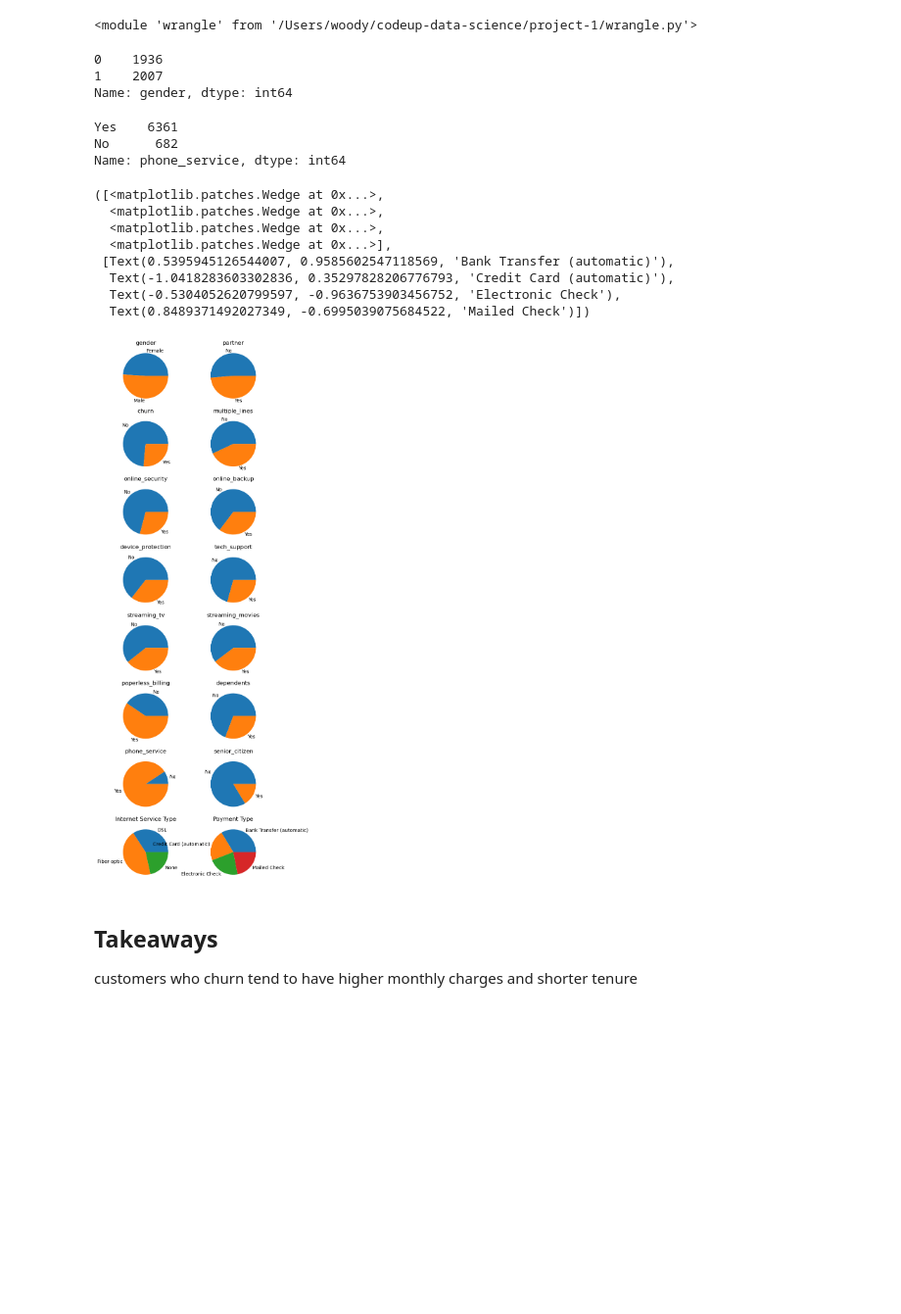
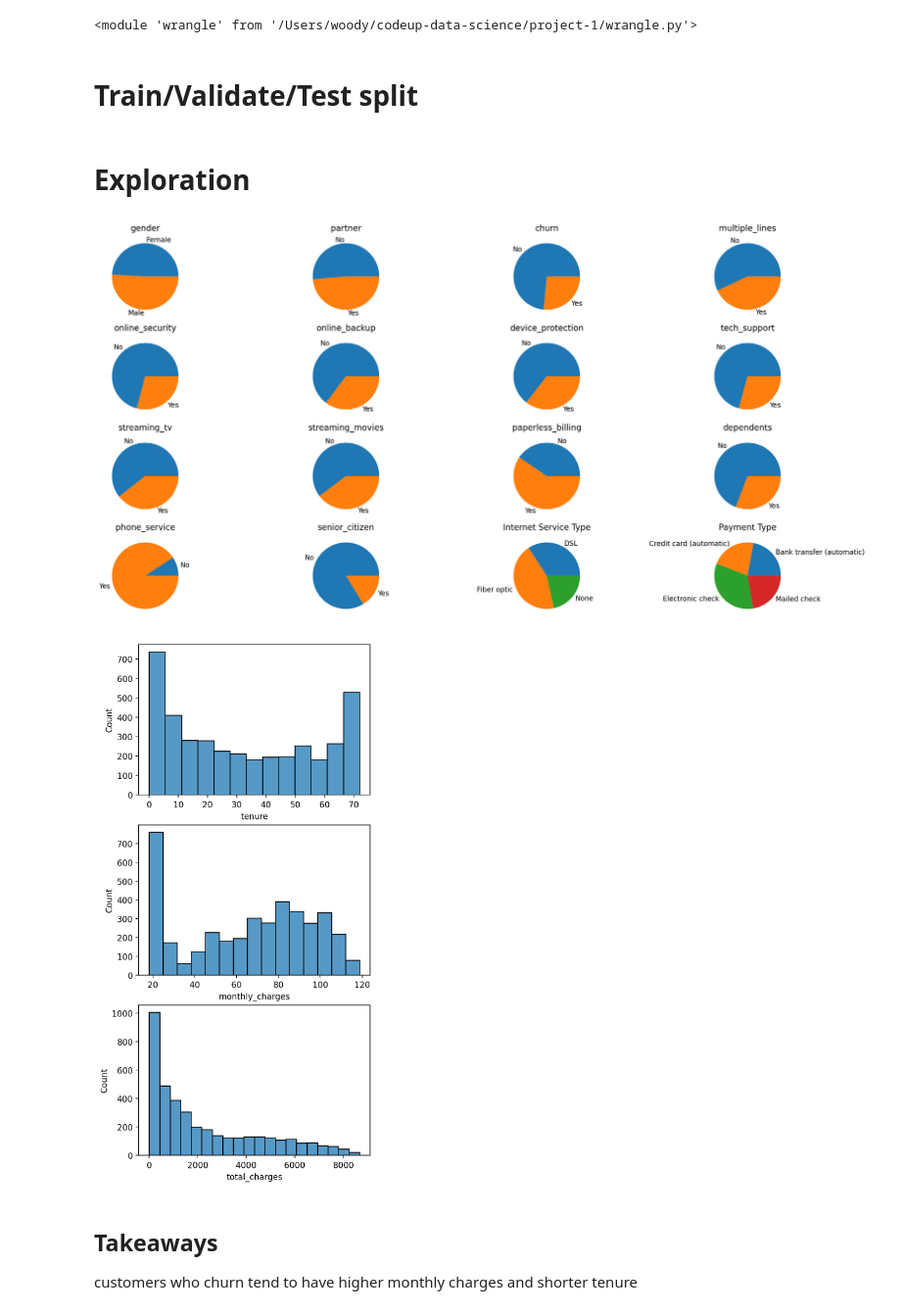
Before and after one commit to Is0metry/project-1, a Jupyter notebook: explore.ipynb, the cells around one changed output. Shown at 98% size. Cells and saved outputs as stored; diff of their text form; code cells hidden in the pictures; blank space fills up the shorter version.

```diff
--- a/explore.ipynb
+++ b/explore.ipynb
@@ -10,52 +13,40 @@ telco_df = w.get_telco_data()
 reload(w)
 # %% [output]
 <module 'wrangle' from '/Users/woody/codeup-data-science/project-1/wrangle.py'>
+# %% [markdown]
+# Train/Validate/Test split
 # %%
 
 train, validate, test = w.prep_telco(telco_df)
-# %%
-train.gender.value_counts().sort_index()
-# %% [output]
-0    1936
-1    2007
-Name: gender, dtype: int64
-# %%
-telco_df.phone_service.value_counts()
-# %% [output]
-Yes    6361
-No      682
-Name: phone_service, dtype: int64
+# %% [markdown]
+# Exploration
 # %%
 categorical = w.CAT_COLS + ['senior_citizen']
-plt.figure(figsize=(6,20))
-plt.subplot(8,2,1)
+plt.figure(figsize=(20,10))
+plt.subplot(4,4,1)
 plt.title('gender')
-plt.pie(train['gender'].value_counts().sort_index(),labels=['Female','Male'])
+plt.pie(train['is_male'].value_counts().sort_index(),labels=['Female','Male'])
 for i,col in enumerate(categorical):
-       plt.subplot(8,2,i+2)
+       plt.subplot(4,4,i+2)
        plt.title(col)
        plt.pie(train[col].value_counts().sort_index(), labels=['No','Yes'])
-plt.subplot(8,2,15)
+plt.subplot(4,4,15)
 plt.title('Internet Service Type')
 plt.pie(train.internet_service_type.value_counts().sort_index(), labels=w.IST_KEY)
-plt.subplot(8,2,16)
+plt.subplot(4,4,16)
 plt.title('Payment Type')
 plt.pie(train.payment_type.value_counts().sort_index(), labels= w.PAYMENT_KEY)
+plt.show()
 # %% [output]
-([<matplotlib.patches.Wedge at 0x...>,
-  <matplotlib.patches.Wedge at 0x...>,
-  <matplotlib.patches.Wedge at 0x...>,
-  <matplotlib.patches.Wedge at 0x...>],
- [Text(0.5395945126544007, 0.9585602547118569, 'Bank Transfer (automatic)'),
-  Text(-1.0418283603302836, 0.35297828206776793, 'Credit Card (automatic)'),
-  Text(-0.5304052620799597, -0.9636753903456752, 'Electronic Check'),
-  Text(0.8489371492027349, -0.6995039075684522, 'Mailed Check')])
-[figure, old version]
+[figure, new version]
 # %%
-features = ['tenure','monthly_charges','total_charges','churn']
+features = ['tenure','monthly_charges','total_charges']
+plt.figure(figsize=(5,15))
 for i,col in enumerate(features):
     plt.subplot(4,1,i+1)
     sns.histplot(data=train[col])
+# %% [output]
+[figure, added]
 # %% [markdown]
 ## Takeaways
 customers who churn tend to have higher monthly charges and shorter tenure
```
Also changed, not shown: parts of 23 cells of this notebook, 6 other files.
